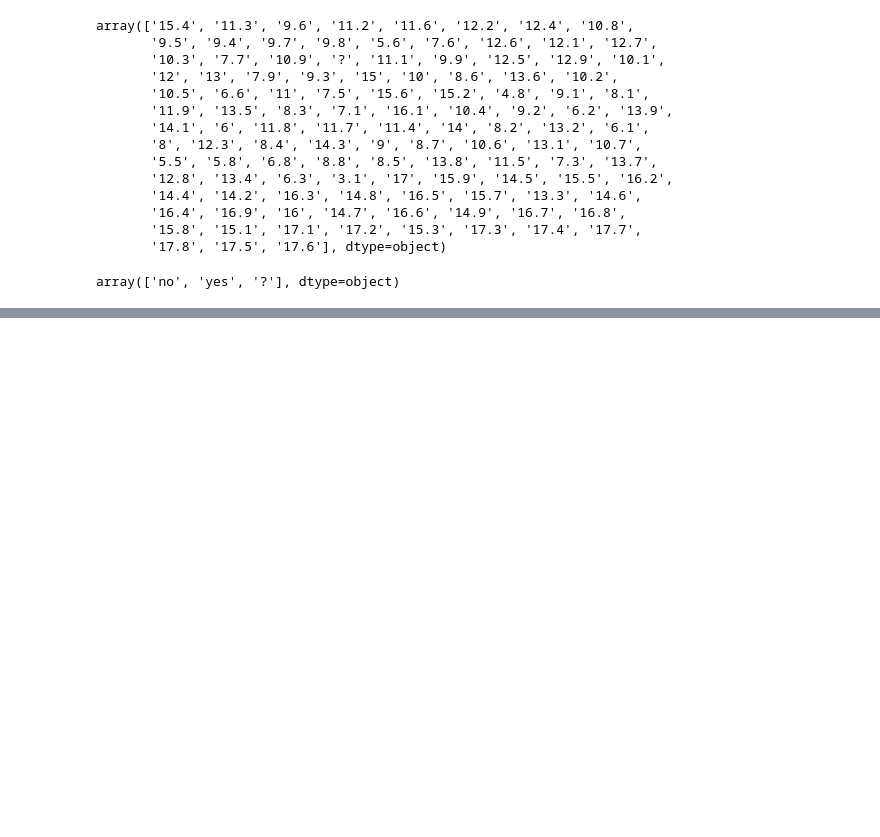
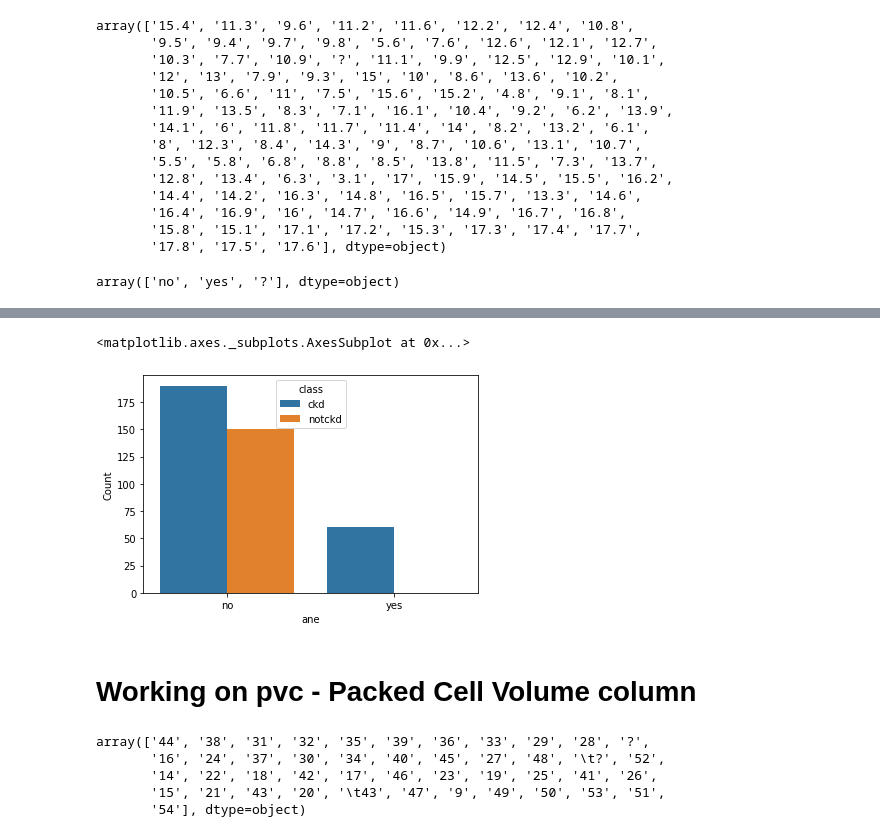
Before and after one commit to reenanagrale/Data_Mining_assignment, a Jupyter notebook: CKD_preprocessing.ipynb, the cells around one changed output, grey strips where cells are left out. Drawn from its saved outputs; the diff is of its cells as text; code cells hidden in the pictures; blank space fills up the shorter version.

```diff
--- a/CKD_preprocessing.ipynb
+++ b/CKD_preprocessing.ipynb
@@ -610,5 +640,6 @@ mean_value = ckd_copy[ckd_copy['pot']!='?']['pot'].astype(float).mean()
 # %%
 ckd_copy['pot'].replace('?',mean_value, inplace=True)
+ckd_copy['pot']=ckd_copy['pot'].astype(float)
 # %%
 #I identified that some of the values are in double digit and assuming its errorious, correcting it to single digit.
 ckd_copy['pot']=np.where((ckd_copy['pot'].astype(float)>10),round(ckd_copy['pot'].astype(float)/10,1),ckd_copy['pot'])
@@ -642,0 +676,3 @@ array(['no', 'yes', '?'], dtype=object)
+# %%
+mean_value = round(ckd_copy[ckd_copy['hemo']!='?']['hemo'].astype(float).mean(),1)
+ckd_copy['hemo'].replace('?',mean_value,inplace=True)
@@ -642,0 +683,2 @@ array(['no', 'yes', '?'], dtype=object)
+# %%
+ckd_copy['hemo'] = ckd_copy['hemo'].astype(float)
@@ -642,0 +690,11 @@ array(['no', 'yes', '?'], dtype=object)
+# %%
+ckd_copy['ane'].replace('?','no', inplace=True)
+# %%
+ane_class_grp=ckd_copy.groupby(['ane','class'])['SNo'].count().reset_index().rename({"SNo":"Count"},axis=1)
+
+sns.barplot(data=ane_class_grp, x='ane', y="Count", hue='class')
+# %% [output]
+<matplotlib.axes._subplots.AxesSubplot at 0x...>
+[figure, added]
+# %% [markdown]
+# Working on pvc - Packed Cell Volume column
@@ -642,0 +703,8 @@ array(['no', 'yes', '?'], dtype=object)
+# %%
+ckd_copy['pcv'].unique()
+# %% [output]
+array(['44', '38', '31', '32', '35', '39', '36', '33', '29', '28', '?',
+       '16', '24', '37', '30', '34', '40', '45', '27', '48', '\t?', '52',
+       '14', '22', '18', '42', '17', '46', '23', '19', '25', '41', '26',
+       '15', '21', '43', '20', '\t43', '47', '9', '49', '50', '53', '51',
+       '54'], dtype=object)
```
Also changed, not shown: parts of 95 cells of this notebook.
